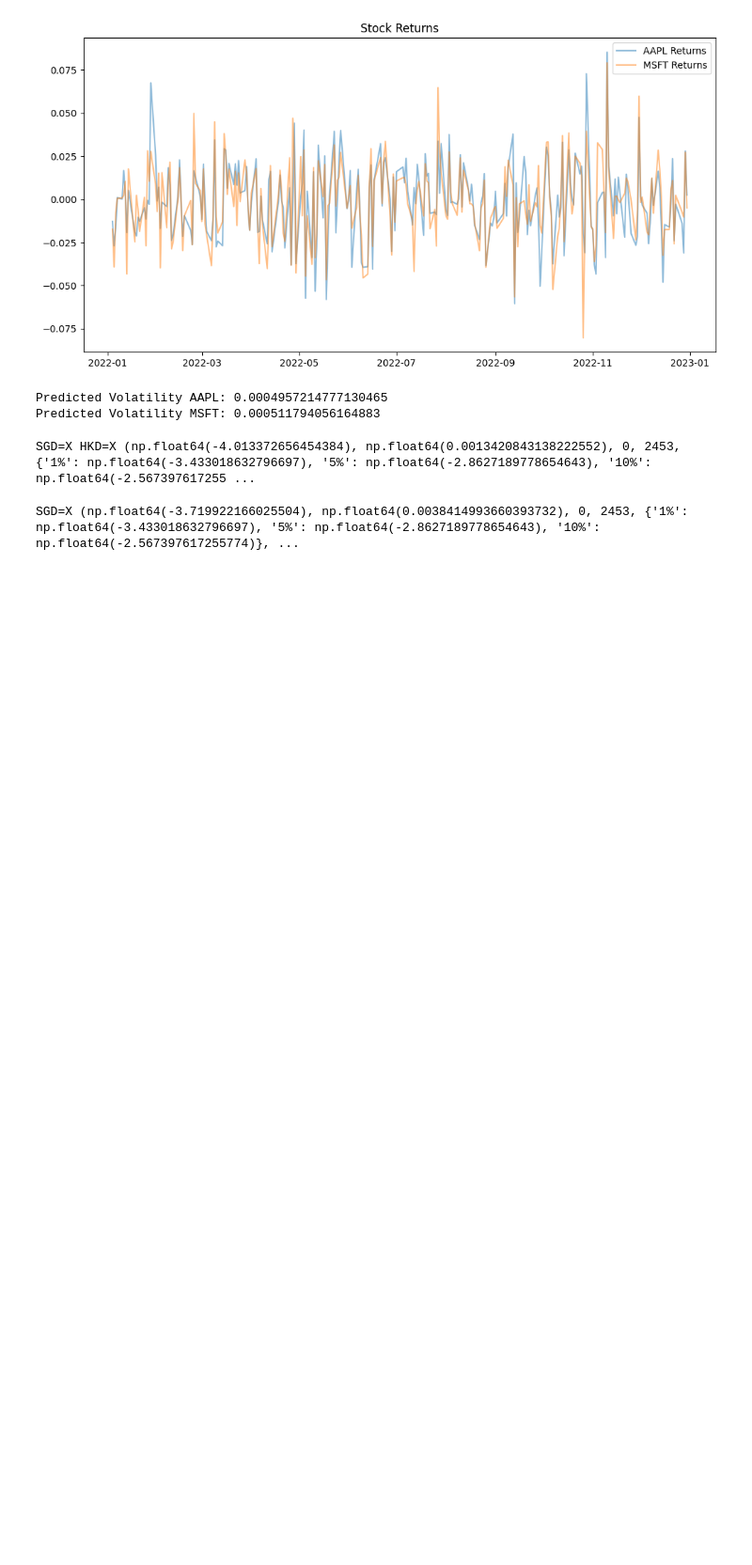
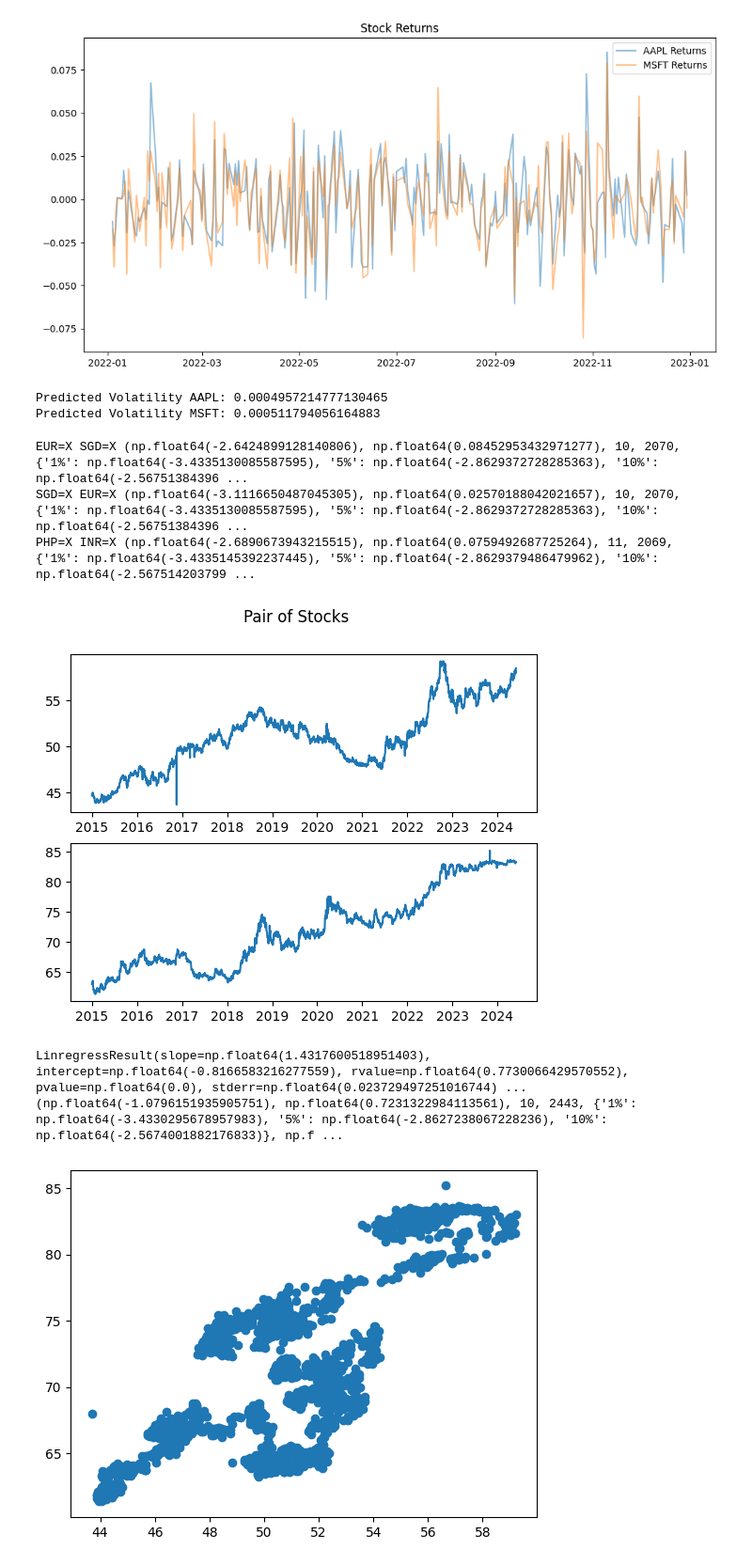
Before and after one commit to BienBienBuen/Quant-project, a Jupyter notebook: notes.ipynb, the cells around one changed output. Shown at 94% size. Cells and saved outputs as stored; diff of their text form; code cells hidden in the pictures; blank space fills up the shorter version.

```diff
--- a/notes.ipynb
+++ b/notes.ipynb
@@ -133,57 +133,73 @@ def filter_non_null_rows(df1, df2):
 tick_list = ['EUR=X','GBP=X', 'JPY=X', 'CNY=X', 'HKD=X', 'SGD=X', 'INR=X', 'MXN=X', 'PHP=X', 'IDR=X', 'THB=X', 'MYR=X', 'ZAR=X', 'RUB=X']
 
 if __name__ == '__main__':
-    start_date = datetime.datetime(2015,1,1)
-    end_date = datetime.datetime(2024,6,1)
+    start_date = datetime.datetime(2012,1,1)
+    end_date = datetime.datetime(2019,12,31)
 
     for i in tick_list:
         for j in tick_list:
             if i != j:
                 pair1, pair2 = filter_non_null_rows(download_data(i, start_date, end_date), download_data(j, start_date, end_date))
-                if np.shape(pair1) == np.shape(pair2):
+                unitone = ts.adfuller(pair1)
+                unittwo = ts.adfuller(pair2)
+                if unitone[1] > 0.05 and unittwo[1] > 0.05:
                     result = linregress(pair1.values[:,0], pair2.values[:,0])
                     residuals = pair1 - result.slope * pair2
                     adf = ts.adfuller(residuals)
-                    if adf[1] < 0.01: #Testing for which pairs are critical in 1% significance level
+                    if adf[1] < 0.1: #Testing for which pairs are critical in 1% significance level
                         print(i, j, adf)
+                else:
+                    print(i, unitone[1])
+                    print(j, unittwo[1])
+
+    #for i in tick_list:
+        #pair1 = download_data(i, start_date, end_date).dropna()
+        #adf = ts.adfuller(pair1)
+        #if adf[1] < 0.01: #Testing for which pairs are critical in 1% significance level
+            #print(i, adf)
 # %% [output]
-SGD=X HKD=X (np.float64(-4.013372656454384), np.float64(0.0013420843138222552), 0, 2453, {'1%': np.float64(-3.433018632796697), '5%': np.float64(-2.8627189778654643), '10%': np.float64(-2.567397617255 ...
+EUR=X SGD=X (np.float64(-2.6424899128140806), np.float64(0.08452953432971277), 10, 2070, {'1%': np.float64(-3.4335130085587595), '5%': np.float64(-2.8629372728285363), '10%': np.float64(-2.56751384396 ...
+SGD=X EUR=X (np.float64(-3.1116650487045305), np.float64(0.02570188042021657), 10, 2070, {'1%': np.float64(-3.4335130085587595), '5%': np.float64(-2.8629372728285363), '10%': np.float64(-2.56751384396 ...
+PHP=X INR=X (np.float64(-2.6890673943215515), np.float64(0.0759492687725264), 11, 2069, {'1%': np.float64(-3.4335145392237445), '5%': np.float64(-2.8629379486479962), '10%': np.float64(-2.567514203799 ...
 # %%
 import matplotlib.pyplot as plt
 import numpy as np
 import yfinance as yf
 import datetime
 import pandas as pd
 import statsmodels.tsa.stattools as ts
 from scipy.stats import linregress
-import warnings
-
-warnings.filterwarnings("ignore")
 
 def download_data(stock, start, end):
     stock_data = {}
     ticker = yf.download(stock, start,end, progress=False)
     stock_data['price'] = ticker['Adj Close']
     return pd.DataFrame(stock_data)
 
-def filter_non_null_rows(df1, df2):
-    # Create a mask for rows that are not null in both DataFrames
-    mask = df1.notnull() & df2.notnull()
-    # Filter both DataFrames using the mask
-    filtered_df1 = df1[mask.all(axis=1)]
-    filtered_df2 = df2[mask.all(axis=1)]
-    return filtered_df1, filtered_df2
-
-tick_list = ['EUR=X','GBP=X', 'JPY=X', 'CNY=X', 'HKD=X', 'SGD=X', 'INR=X', 'MXN=X', 'PHP=X', 'IDR=X', 'THB=X', 'MYR=X', 'ZAR=X', 'RUB=X']
+def plot_pairs(data1, data2):
+    fig, (ax1, ax2) = plt.subplots(2)
+    fig.suptitle("Pair of Stocks")
+    ax1.plot(data1)
+    ax2.plot(data2)
+    plt.show()
 
 if __name__ == '__main__':
-    start_date = datetime.datetime(2015,1,1)
+    start_date = datetime.datetime(2015, 1,1)
     end_date = datetime.datetime(2024,6,1)
 
-    for i in tick_list:
-        pair1 = download_data(i, start_date, end_date).dropna()
-        adf = ts.adfuller(pair1)
-        if adf[1] < 0.01: #Testing for which pairs are critical in 1% significance level
-                print(i, adf)
+    pair1 = download_data('PHP=X', start_date, end_date)
+    pair2 = download_data('INR=X', start_date, end_date)
+
+    plot_pairs(pair1, pair2)
+    plt.scatter(pair1.values, pair2.values)
+
+    result = linregress(pair1.values[:,0], pair2.values[:,0])
+    residuals = pair1 - result.slope * pair2
+    adf = ts.adfuller(residuals)
+    print(result)
+    print(adf)
 # %% [output]
+[figure, added]
-SGD=X (np.float64(-3.719922166025504), np.float64(0.0038414993660393732), 0, 2453, {'1%': np.float64(-3.433018632796697), '5%': np.float64(-2.8627189778654643), '10%': np.float64(-2.567397617255774)}, ...
+LinregressResult(slope=np.float64(1.4317600518951403), intercept=np.float64(-0.8166583216277559), rvalue=np.float64(0.7730066429570552), pvalue=np.float64(0.0), stderr=np.float64(0.023729497251016744) ...
+(np.float64(-1.0796151935905751), np.float64(0.7231322984113561), 10, 2443, {'1%': np.float64(-3.4330295678957983), '5%': np.float64(-2.8627238067228236), '10%': np.float64(-2.5674001882176833)}, np.f ...
+[figure, added]
```
Also changed, not shown: parts of 3 cells of this notebook.
